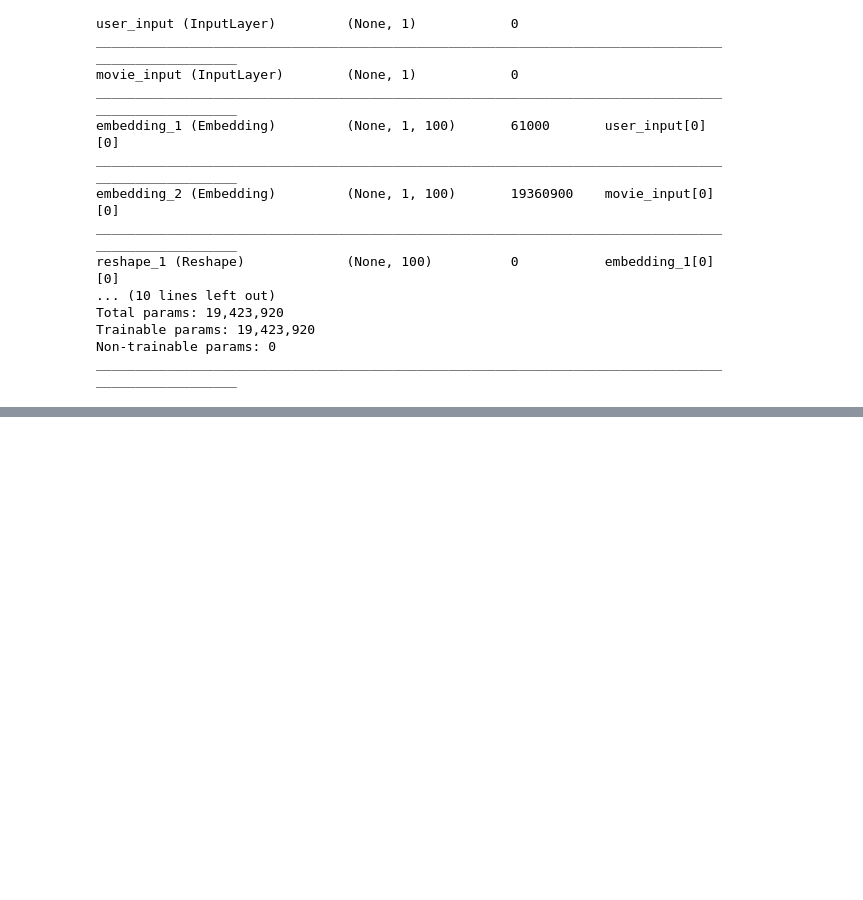
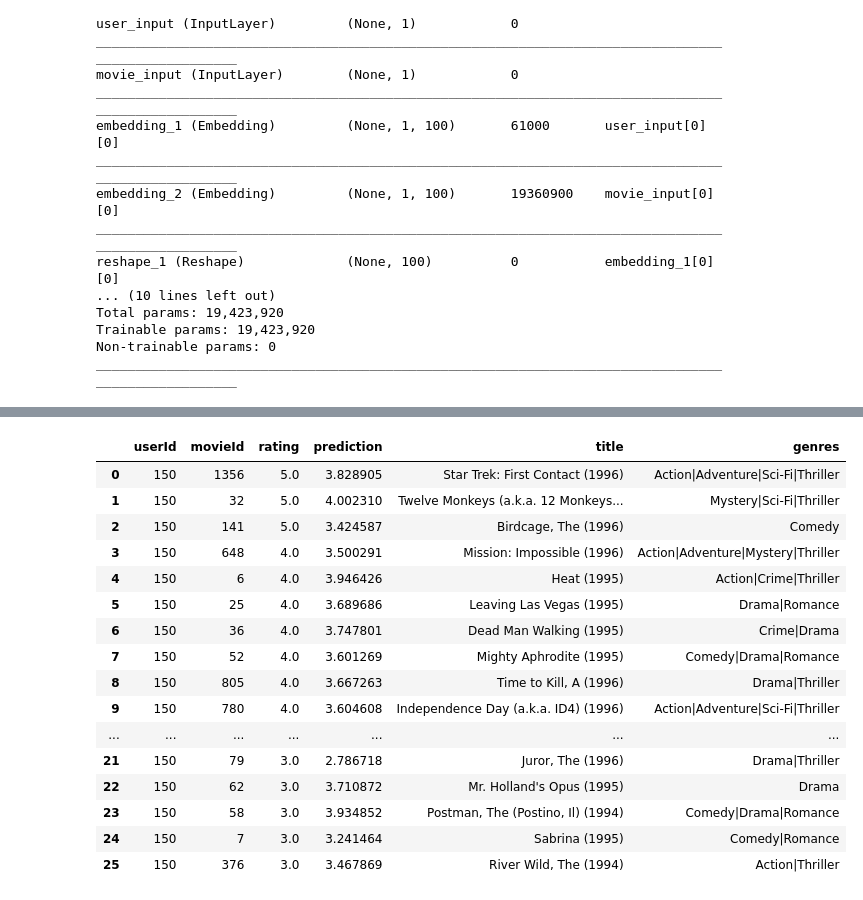
Before and after one commit to mkung8889/movie_app, a Jupyter notebook: deep_learning2.0/deep_learning2.0.ipynb, the cells around one changed output, grey strips where cells are left out. Cells and saved outputs as stored; diff of their text form; code cells hidden in the pictures; blank space fills up the shorter version.

```diff
--- a/deep_learning2.0/deep_learning2.0.ipynb
+++ b/deep_learning2.0/deep_learning2.0.ipynb
@@ -108,0 +151,39 @@ print('Minimum RMSE at epoch', '{:d}'.format(idx+1), '=', '{:.4f}'.format(math.s
+# %%
+def predict_rating(user_id, movie_id):
+    return trained_model.predict([np.array([user_id - 1]), np.array([movie_id - 1])])[0][0]
+# %%
+userId = 150
+# %%
+user_ratings = ratings[ratings['userId'] == userId][['userId', 'movieId', 'rating']]
+# user_ratings['prediction'] = user_ratings.apply(lambda x: predict_rating(userId, x['movieId']), axis=1)
+user_ratings.sort_values(by='rating',
+                         ascending=False).merge(movies,
+                                                on='movieId',
+                                                how='inner',
+                                                suffixes=['_u', '_m'])
+# %%
+user_ratings['prediction'] = user_ratings.apply(lambda x: predict_rating(userId, x['movieId']), axis=1)
+# %%
+user_ratings.sort_values(by='rating',
+                         ascending=False).merge(movies,
+                                                on='movieId',
+                                                how='inner',
+                                                suffixes=['_u', '_m'])
+# %% [output]
+|  | userId | movieId | rating | prediction | title | genres |
+| 0 | 150 | 1356 | 5.0 | 3.828905 | Star Trek: First Contact (1996) | Action|Adventure|Sci-Fi|Thriller |
+| 1 | 150 | 32 | 5.0 | 4.002310 | Twelve Monkeys (a.k.a. 12 Monkeys... | Mystery|Sci-Fi|Thriller |
+| 2 | 150 | 141 | 5.0 | 3.424587 | Birdcage, The (1996) | Comedy |
+| 3 | 150 | 648 | 4.0 | 3.500291 | Mission: Impossible (1996) | Action|Adventure|Mystery|Thriller |
+| 4 | 150 | 6 | 4.0 | 3.946426 | Heat (1995) | Action|Crime|Thriller |
+| 5 | 150 | 25 | 4.0 | 3.689686 | Leaving Las Vegas (1995) | Drama|Romance |
+| 6 | 150 | 36 | 4.0 | 3.747801 | Dead Man Walking (1995) | Crime|Drama |
+| 7 | 150 | 52 | 4.0 | 3.601269 | Mighty Aphrodite (1995) | Comedy|Drama|Romance |
+| 8 | 150 | 805 | 4.0 | 3.667263 | Time to Kill, A (1996) | Drama|Thriller |
+| 9 | 150 | 780 | 4.0 | 3.604608 | Independence Day (a.k.a. ID4) (1996) | Action|Adventure|Sci-Fi|Thriller |
+| ... | ... | ... | ... | ... | ... | ... |
+| 21 | 150 | 79 | 3.0 | 2.786718 | Juror, The (1996) | Drama|Thriller |
+| 22 | 150 | 62 | 3.0 | 3.710872 | Mr. Holland's Opus (1995) | Drama |
+| 23 | 150 | 58 | 3.0 | 3.934852 | Postman, The (Postino, Il) (1994) | Comedy|Drama|Romance |
+| 24 | 150 | 7 | 3.0 | 3.241464 | Sabrina (1995) | Comedy|Romance |
+| 25 | 150 | 376 | 3.0 | 3.467869 | River Wild, The (1994) | Action|Thriller |
```
Also changed, not shown: parts of 14 cells of this notebook, 5 other files.
